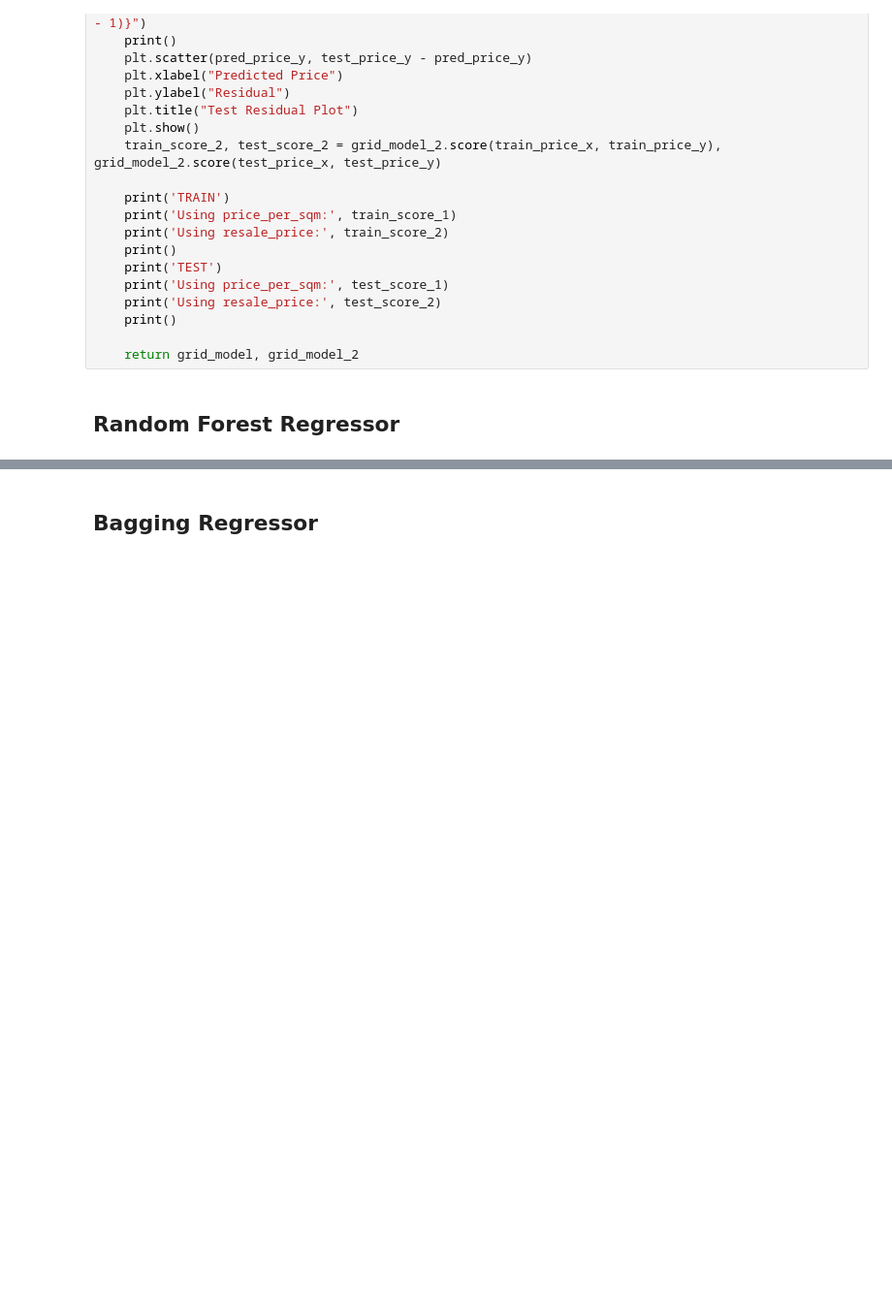
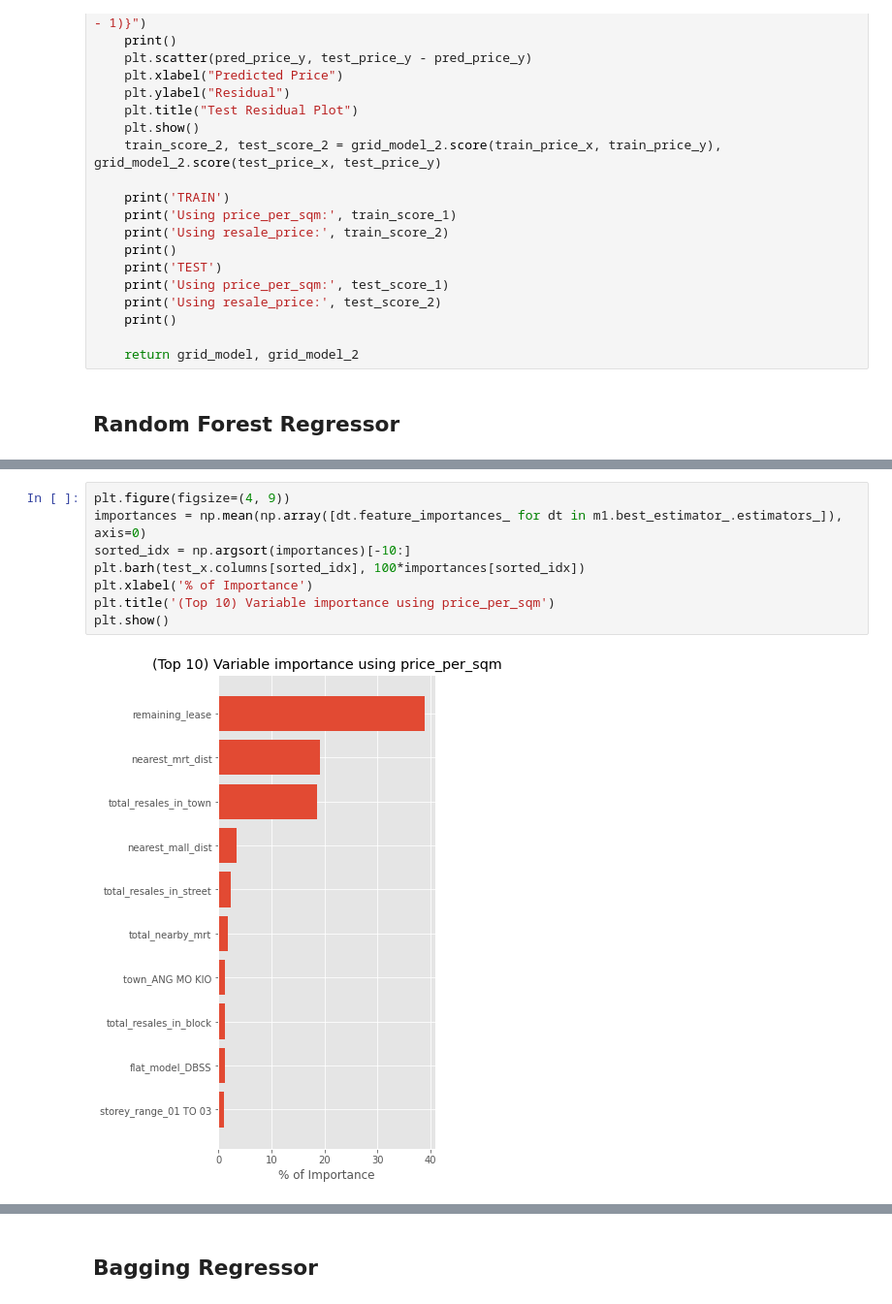
Before and after one commit to cliftonfelix/Predicting-HDB-Resale-Prices, a Jupyter notebook: Russell's Notebook.ipynb, the cells around one changed output, grey strips where cells are left out. Shown at 97% size. Drawn from its saved outputs; the diff is of its cells as text; blank space fills up the shorter version.

Commit message:
Add feature importances for RF regressor

```diff
--- a/Russell's Notebook.ipynb
+++ b/Russell's Notebook.ipynb
@@ -159,0 +160,10 @@ Using resale_price: 0.9235848413192826
+# %%
+plt.figure(figsize=(4, 9))
+importances = np.mean(np.array([dt.feature_importances_ for dt in m1.best_estimator_.estimators_]), axis=0)
+sorted_idx = np.argsort(importances)[-10:]
+plt.barh(test_x.columns[sorted_idx], 100*importances[sorted_idx])
+plt.xlabel('% of Importance')
+plt.title('(Top 10) Variable importance using price_per_sqm')
+plt.show()
+# %% [output]
+[figure, added]
```
Also changed, not shown: parts of 2 cells of this notebook.
